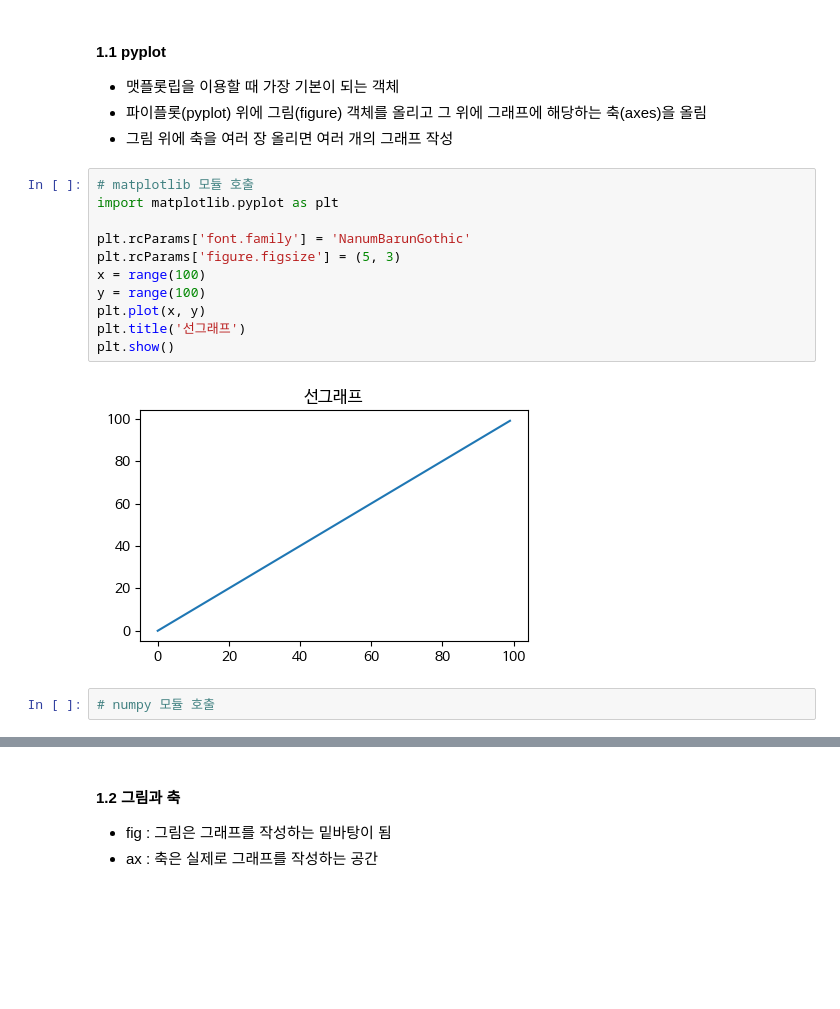
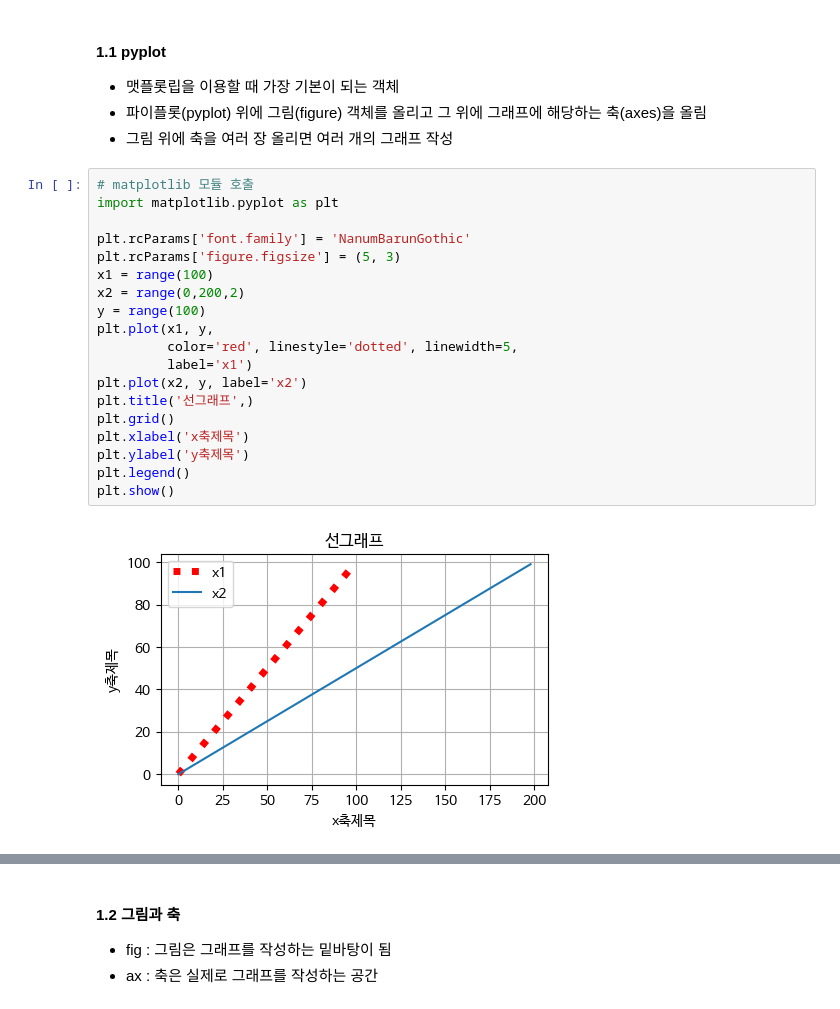
Before and after one commit to Joyschool/dataAnalysis, a Jupyter notebook: 2_데이터분석_02_라이브러리_Matplotlib_실습.ipynb, the cells around one changed output, grey strips where cells are left out. Cells and saved outputs as stored; diff of their text form; blank space fills up the shorter version.

```diff
--- a/2_데이터분석_02_라이브러리_Matplotlib_실습.ipynb
+++ b/2_데이터분석_02_라이브러리_Matplotlib_실습.ipynb
@@ -99,15 +99,21 @@ fc-cache: succeeded
 # %%
 # matplotlib 모듈 호출
 import matplotlib.pyplot as plt
 
 plt.rcParams['font.family'] = 'NanumBarunGothic'
 plt.rcParams['figure.figsize'] = (5, 3)
-x = range(100)
+x1 = range(100)
+x2 = range(0,200,2)
 y = range(100)
-plt.plot(x, y)
-plt.title('선그래프')
+plt.plot(x1, y,
+         color='red', linestyle='dotted', linewidth=5,
+         label='x1')
+plt.plot(x2, y, label='x2')
+plt.title('선그래프',)
+plt.grid()
+plt.xlabel('x축제목')
+plt.ylabel('y축제목')
+plt.legend()
 plt.show()
 # %% [output]
-[figure, old version]
+[figure, new version]
-# %%
-# numpy 모듈 호출
```
Also changed, not shown: parts of 10 cells of this notebook.
